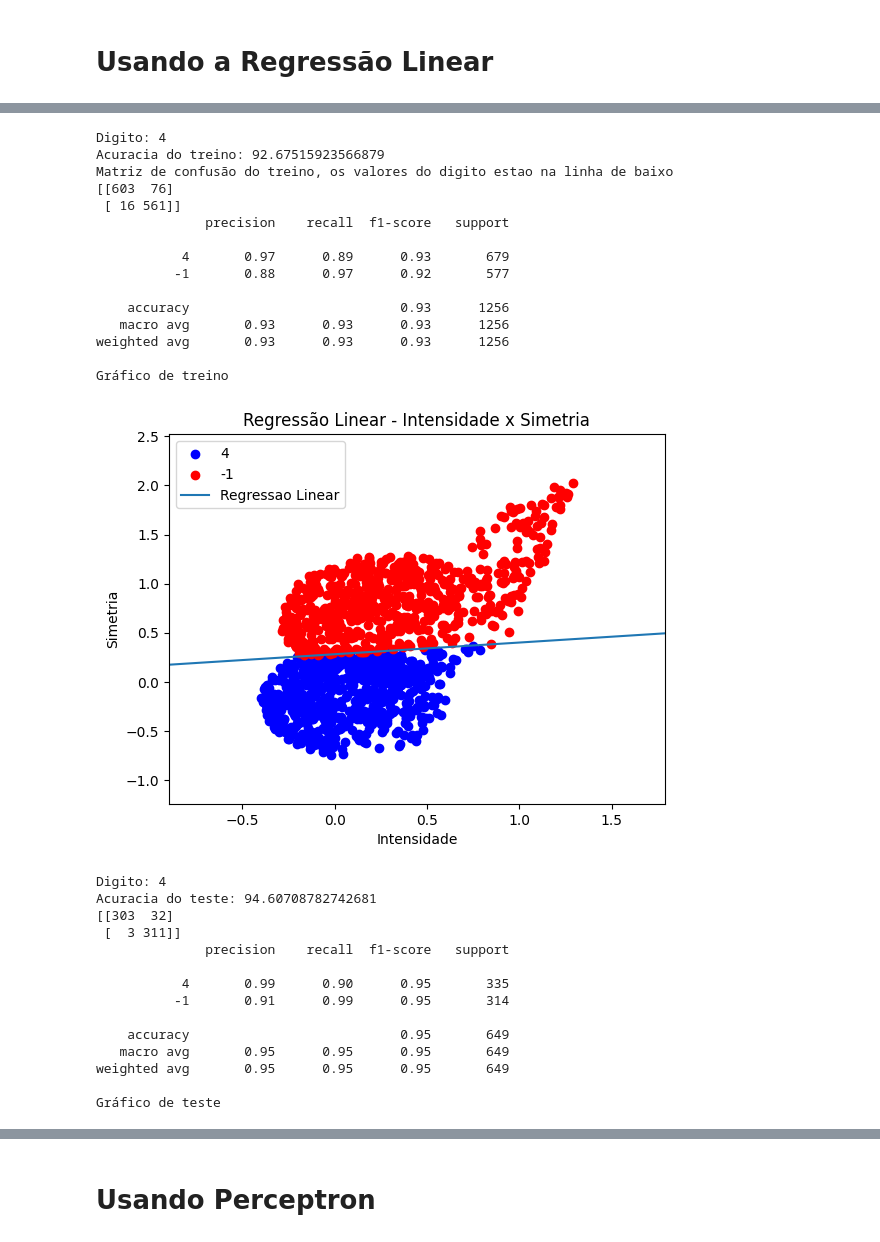
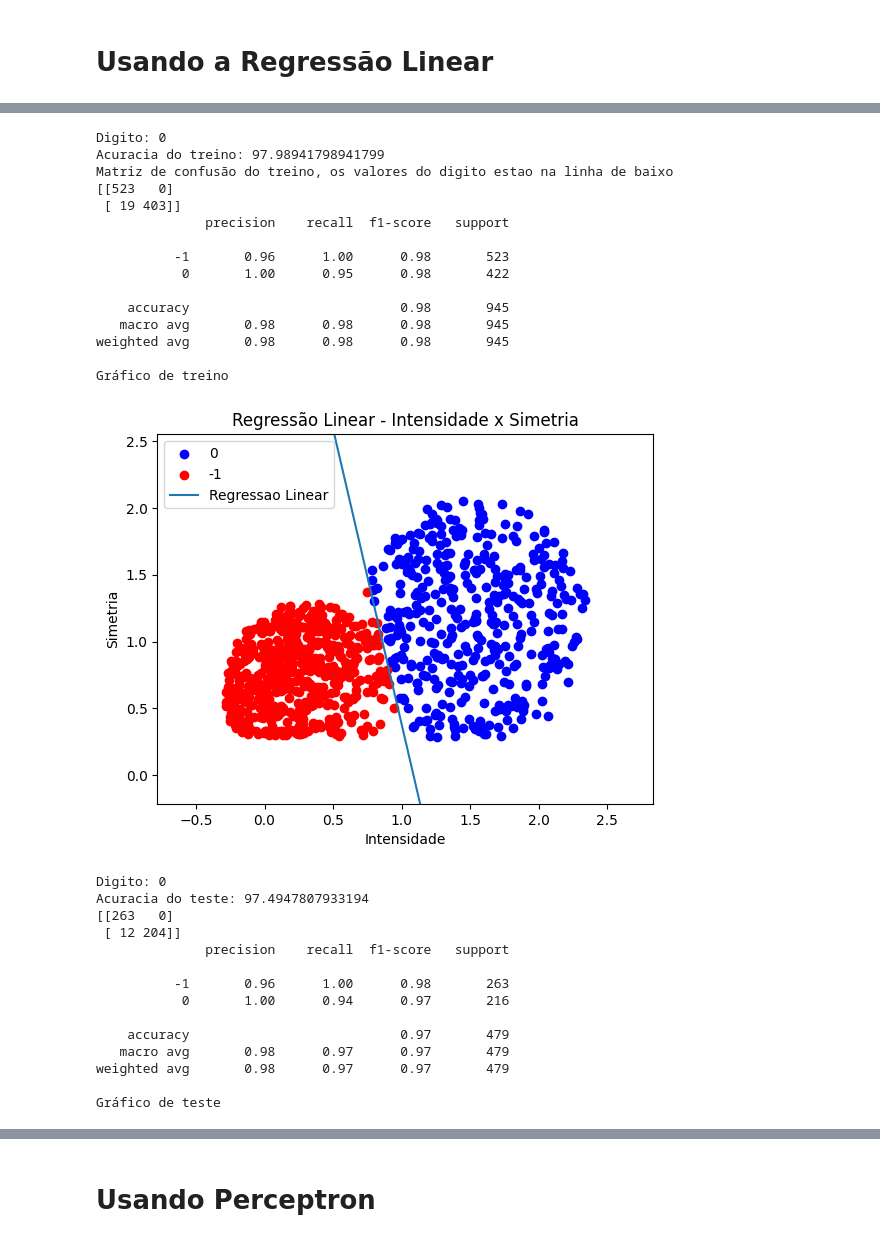
Before and after one commit to HodricVieira/Reconhecimento-de-digitos-ML-2023.2, a Jupyter notebook: 1_vs_all.ipynb, the cells around one changed output, grey strips where cells are left out. Drawn from its saved outputs; the diff is of its cells as text; code cells hidden in the pictures.

Commit message:
alteracao na sequencia de digitos da regressao linear

```diff
--- a/1_vs_all.ipynb
+++ b/1_vs_all.ipynb
@@ -132,7 +132,7 @@ Gráfico de teste
 # %% [markdown]
 # Usando a Regressão Linear
 # %%
-digitos = [0,1,4]
+digitos = [1,4,0]
 modelo = md.RegressaoLinear()
-fc.classificador_de_todos_os_digitos_treinamento(X, Y, X_teste, y_teste, digitos, modelo)
+fc.classificador_de_todos_os_digitos(X, Y, X_teste, y_teste, digitos, modelo)
 # %% [output]
@@ -201,30 +201,30 @@ Gráfico de teste
-Digito: 4
-Acuracia do treino: 92.67515923566879
+Digito: 0
+Acuracia do treino: 97.98941798941799
 Matriz de confusão do treino, os valores do digito estao na linha de baixo
-[[603  76]
- [ 16 561]]
+[[523   0]
+ [ 19 403]]
               precision    recall  f1-score   support
 
-           4       0.97      0.89      0.93       679
-          -1       0.88      0.97      0.92       577
+          -1       0.96      1.00      0.98       523
+           0       1.00      0.95      0.98       422
 
-    accuracy                           0.93      1256
-   macro avg       0.93      0.93      0.93      1256
-weighted avg       0.93      0.93      0.93      1256
+    accuracy                           0.98       945
+   macro avg       0.98      0.98      0.98       945
+weighted avg       0.98      0.98      0.98       945
 
 Gráfico de treino
-[figure, old version]
+[figure, new version]
-Digito: 4
-Acuracia do teste: 94.60708782742681
-[[303  32]
- [  3 311]]
+Digito: 0
+Acuracia do teste: 97.4947807933194
+[[263   0]
+ [ 12 204]]
               precision    recall  f1-score   support
 
-           4       0.99      0.90      0.95       335
-          -1       0.91      0.99      0.95       314
+          -1       0.96      1.00      0.98       263
+           0       1.00      0.94      0.97       216
 
-    accuracy                           0.95       649
-   macro avg       0.95      0.95      0.95       649
-weighted avg       0.95      0.95      0.95       649
+    accuracy                           0.97       479
+   macro avg       0.98      0.97      0.97       479
+weighted avg       0.98      0.97      0.97       479
 
 Gráfico de teste
```
Also changed, not shown: parts of 3 cells of this notebook, 3 other files.
